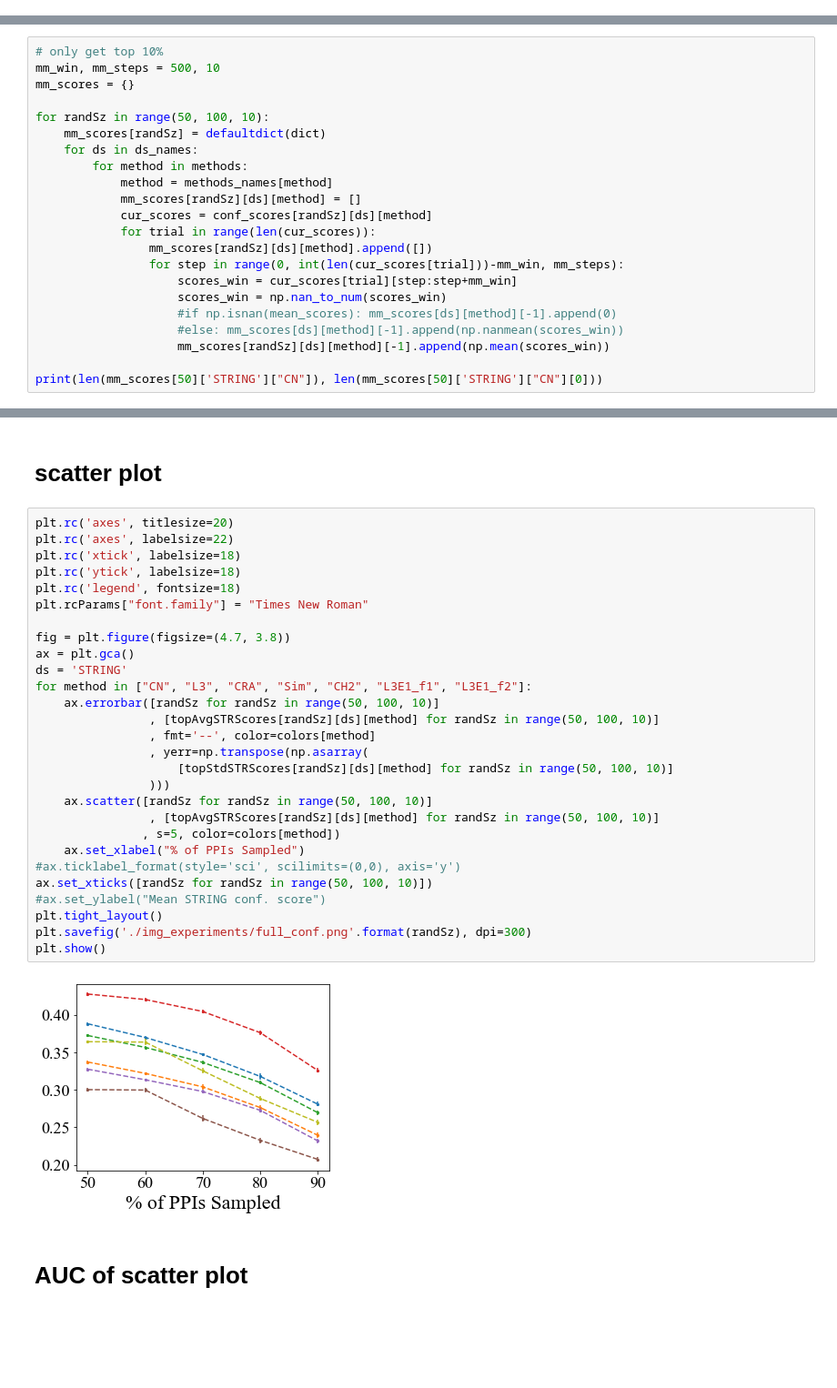
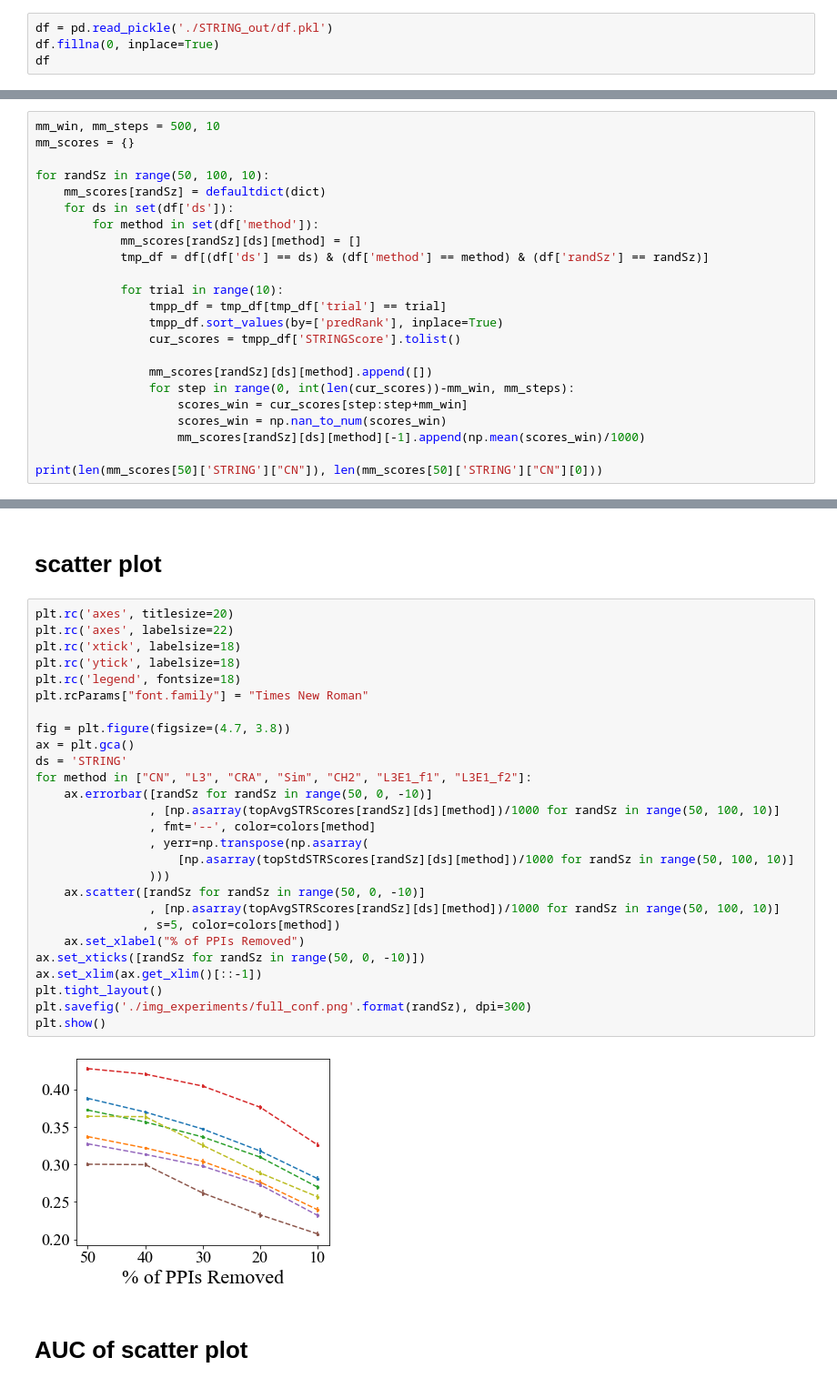
Before and after one commit to andy897221/BMC_PPI_L3N, a Jupyter notebook: src/notebook/Figure - STRING conf score.ipynb, the cells around one changed output, grey strips where cells are left out. Shown at 91% size. Saved outputs shown, nothing was run; the diff lists cells and outputs as text; blank space fills up the shorter version.

```diff
--- a/src/notebook/Figure - STRING conf score.ipynb
+++ b/src/notebook/Figure - STRING conf score.ipynb
@@ -79,0 +116,4 @@ print(len(conf_scores[50]['STRING']["CN"]), len(conf_scores[50]['STRING']["CN"][
+# %%
+df = pd.read_pickle('./STRING_out/df.pkl')
+df.fillna(0, inplace=True)
+df
@@ -80,24 +160,25 @@ print(len(conf_scores[50]['STRING']["CN"]), len(conf_scores[50]['STRING']["CN"][
 # %% [markdown]
 # Calculate moving average of STRING conf score
 # %%
-# only get top 10%
 mm_win, mm_steps = 500, 10
 mm_scores = {}
 
 for randSz in range(50, 100, 10):
     mm_scores[randSz] = defaultdict(dict)
-    for ds in ds_names:
-        for method in methods:
-            method = methods_names[method]
+    for ds in set(df['ds']):
+        for method in set(df['method']):
             mm_scores[randSz][ds][method] = []
-            cur_scores = conf_scores[randSz][ds][method]
-            for trial in range(len(cur_scores)):
+            tmp_df = df[(df['ds'] == ds) & (df['method'] == method) & (df['randSz'] == randSz)]
+
+            for trial in range(10):
+                tmpp_df = tmp_df[tmp_df['trial'] == trial]
+                tmpp_df.sort_values(by=['predRank'], inplace=True)
+                cur_scores = tmpp_df['STRINGScore'].tolist()
+
                 mm_scores[randSz][ds][method].append([])
-                for step in range(0, int(len(cur_scores[trial]))-mm_win, mm_steps):
-                    scores_win = cur_scores[trial][step:step+mm_win]
+                for step in range(0, int(len(cur_scores))-mm_win, mm_steps):
+                    scores_win = cur_scores[step:step+mm_win]
                     scores_win = np.nan_to_num(scores_win)
-                    #if np.isnan(mean_scores): mm_scores[ds][method][-1].append(0)
-                    #else: mm_scores[ds][method][-1].append(np.nanmean(scores_win))
-                    mm_scores[randSz][ds][method][-1].append(np.mean(scores_win))
+                    mm_scores[randSz][ds][method][-1].append(np.mean(scores_win)/1000)
 
 print(len(mm_scores[50]['STRING']["CN"]), len(mm_scores[50]['STRING']["CN"][0]))
@@ -132,33 +215,32 @@ print(topStdSTRScores)
 # %%
 plt.rc('axes', titlesize=20)
 plt.rc('axes', labelsize=22)
 plt.rc('xtick', labelsize=18)
 plt.rc('ytick', labelsize=18)
 plt.rc('legend', fontsize=18)
 plt.rcParams["font.family"] = "Times New Roman"
 
 fig = plt.figure(figsize=(4.7, 3.8))
 ax = plt.gca()
 ds = 'STRING'
 for method in ["CN", "L3", "CRA", "Sim", "CH2", "L3E1_f1", "L3E1_f2"]:
-    ax.errorbar([randSz for randSz in range(50, 100, 10)]
-                , [topAvgSTRScores[randSz][ds][method] for randSz in range(50, 100, 10)]
+    ax.errorbar([randSz for randSz in range(50, 0, -10)]
+                , [np.asarray(topAvgSTRScores[randSz][ds][method])/1000 for randSz in range(50, 100, 10)]
                 , fmt='--', color=colors[method]
                 , yerr=np.transpose(np.asarray(
-                    [topStdSTRScores[randSz][ds][method] for randSz in range(50, 100, 10)]
+                    [np.asarray(topStdSTRScores[randSz][ds][method])/1000 for randSz in range(50, 100, 10)]
                 )))
-    ax.scatter([randSz for randSz in range(50, 100, 10)]
-                , [topAvgSTRScores[randSz][ds][method] for randSz in range(50, 100, 10)]
+    ax.scatter([randSz for randSz in range(50, 0, -10)]
+                , [np.asarray(topAvgSTRScores[randSz][ds][method])/1000 for randSz in range(50, 100, 10)]
                , s=5, color=colors[method])
-    ax.set_xlabel("% of PPIs Sampled")
-#ax.ticklabel_format(style='sci', scilimits=(0,0), axis='y')
-ax.set_xticks([randSz for randSz in range(50, 100, 10)])
-#ax.set_ylabel("Mean STRING conf. score")
+    ax.set_xlabel("% of PPIs Removed")
+ax.set_xticks([randSz for randSz in range(50, 0, -10)])
+ax.set_xlim(ax.get_xlim()[::-1])
 plt.tight_layout()
 plt.savefig('./img_experiments/full_conf.png'.format(randSz), dpi=300)
 plt.show()
 # %% [output]
-[figure, old version]
+[figure, new version]
 # %% [markdown]
 # AUC of scatter plot
 # %%
```
Also changed, not shown: parts of 18 cells of this notebook, 20 other files.
